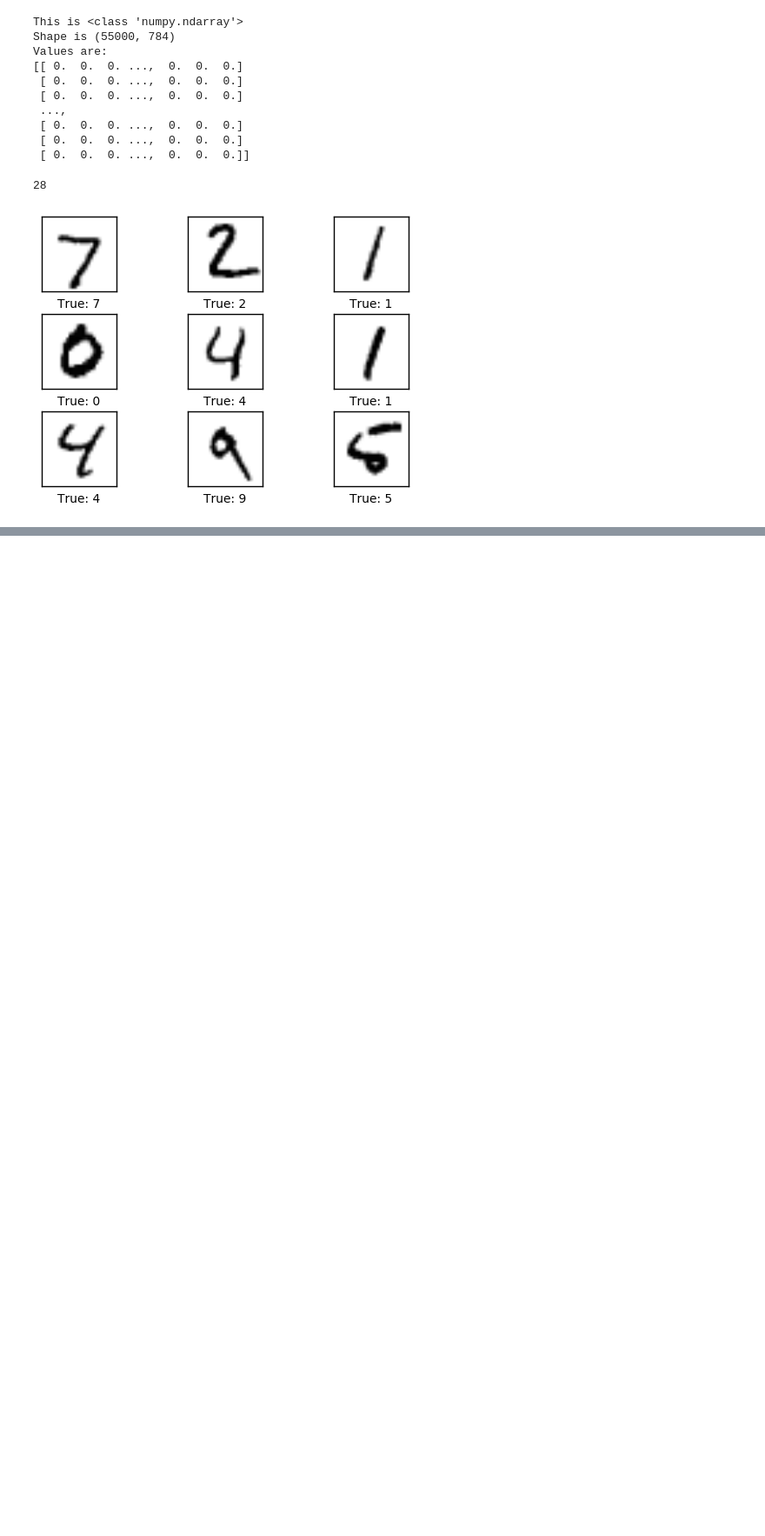
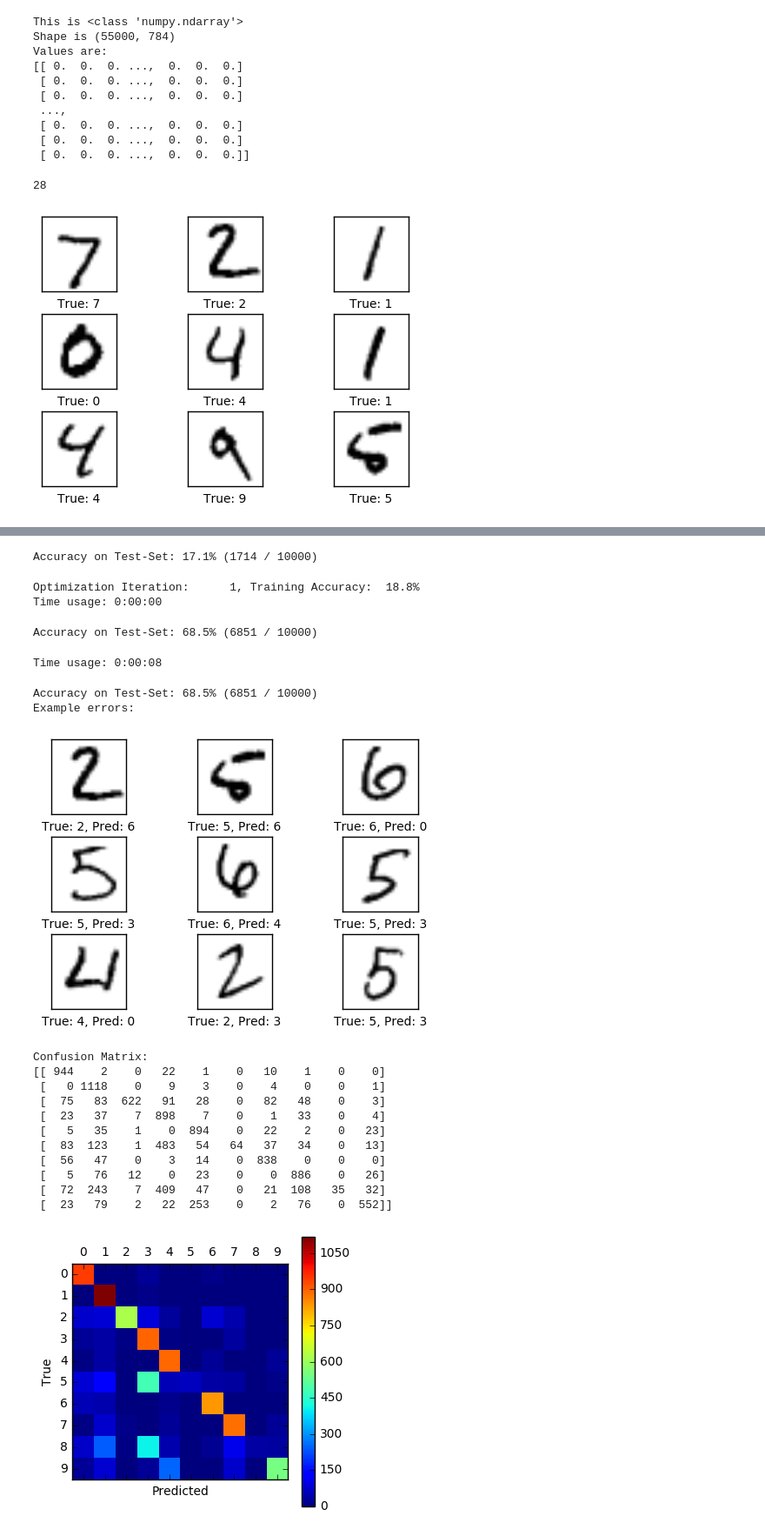
Before and after one commit to mp-wjcheon/ml_Tensorflow, a Jupyter notebook: notebooks/Convolution_Neural_Network_MIT.ipynb, the cells around one changed output, grey strips where cells are left out. Shown: that part at 87% size. Drawn from its saved outputs; the diff is of its cells as text; code cells hidden in the pictures; blank space fills up the shorter version.

```diff
--- a/notebooks/Convolution_Neural_Network_MIT.ipynb
+++ b/notebooks/Convolution_Neural_Network_MIT.ipynb
@@ -137,0 +301,2 @@ plot_images(images=images, cls_true=cls_true)
+# %%
+y_pred_cls = tf.argmax(y_pred, dimension=1)
@@ -137,0 +314,4 @@ plot_images(images=images, cls_true=cls_true)
+# %%
+session = tf.Session()
+# %%
+session.run(tf.initialize_all_variables())
@@ -137,0 +398,31 @@ plot_images(images=images, cls_true=cls_true)
+# %%
+def plot_confusion_matrix(cls_pred):
+    # This is called from print_test_accuracy() below.
+
+    # cls_pred is an array of the predicted class-number for
+    # all images in the test-set.
+
+    # Get the true classifications for the test-set.
+    cls_true = data.test.cls
+
+    # Get the confusion matrix using sklearn.
+    cm = confusion_matrix(y_true=cls_true,
+                          y_pred=cls_pred)
+
+    # Print the confusion matrix as text.
+    print(cm)
+
+    # Plot the confusion matrix as an image.
+    plt.matshow(cm)
+
+    # Make various adjustments to the plot.
+    plt.colorbar()
+    tick_marks = np.arange(num_classes)
+    plt.xticks(tick_marks, range(num_classes))
+    plt.yticks(tick_marks, range(num_classes))
+    plt.xlabel('Predicted')
+    plt.ylabel('True')
+
+    # Ensure the plot is shown correctly with multiple plots
+    # in a single Notebook cell.
+    plt.show()
@@ -137,0 +498,36 @@ plot_images(images=images, cls_true=cls_true)
+# %%
+print_test_accuracy()
+# %% [output]
+Accuracy on Test-Set: 17.1% (1714 / 10000)
+# %%
+optimize(num_iterations=1)
+# %% [output]
+Optimization Iteration:      1, Training Accuracy:  18.8%
+Time usage: 0:00:00
+# %%
+print_test_accuracy()
+# %% [output]
+Accuracy on Test-Set: 68.5% (6851 / 10000)
+# %%
+optimize(num_iterations=99) # We already performed 1 iteration above.
+# %% [output]
+Time usage: 0:00:08
+# %%
+print_test_accuracy(show_example_errors=True,
+                    show_confusion_matrix=True)
+# %% [output]
+Accuracy on Test-Set: 68.5% (6851 / 10000)
+Example errors:
+[figure, added]
+Confusion Matrix:
+[[ 944    2    0   22    1    0   10    1    0    0]
+ [   0 1118    0    9    3    0    4    0    0    1]
+ [  75   83  622   91   28    0   82   48    0    3]
+ [  23   37    7  898    7    0    1   33    0    4]
+ [   5   35    1    0  894    0   22    2    0   23]
+ [  83  123    1  483   54   64   37   34    0   13]
+ [  56   47    0    3   14    0  838    0    0    0]
+ [   5   76   12    0   23    0    0  886    0   26]
+ [  72  243    7  409   47    0   21  108   35   32]
+ [  23   79    2   22  253    0    2   76    0  552]]
+[figure, added]
```
Also changed, not shown: parts of 40 cells of this notebook.
